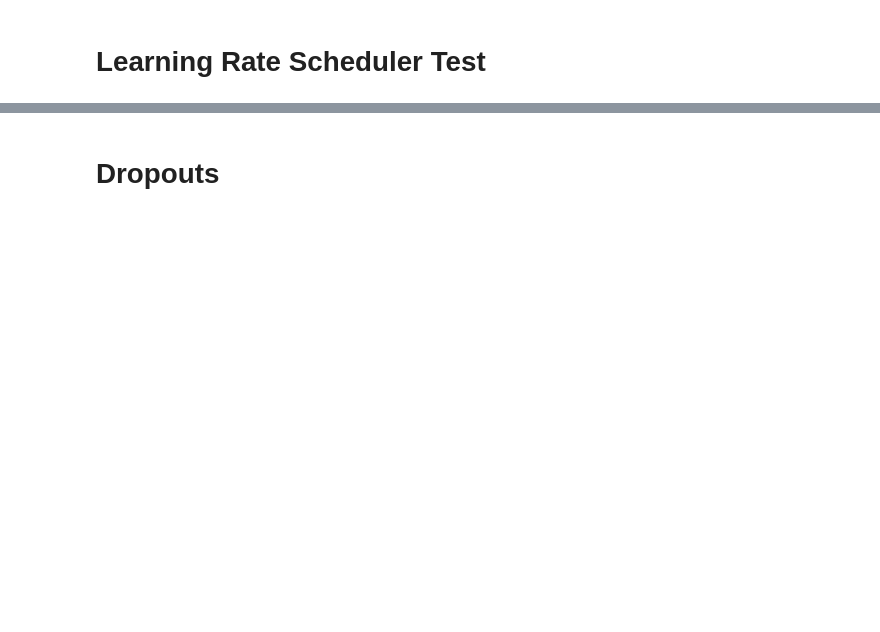
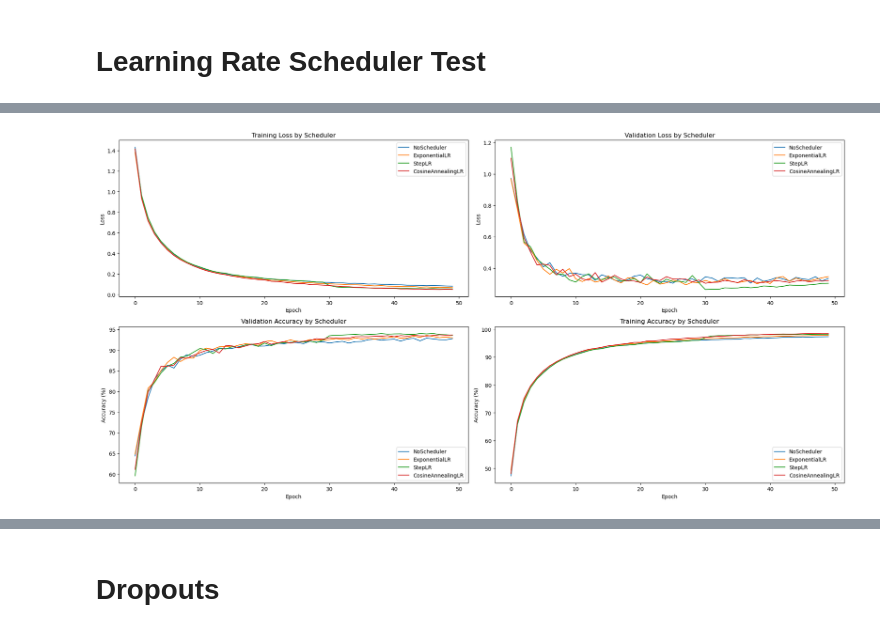
Before and after one commit to matzefit/DL_Sp24_Miniproject, a Jupyter notebook: scriptTrainParamsTest.ipynb, the cells around one changed output, grey strips where cells are left out. Saved outputs shown, nothing was run; the diff lists cells and outputs as text; code cells hidden in the pictures; blank space fills up the shorter version.

```diff
--- a/scriptTrainParamsTest.ipynb
+++ b/scriptTrainParamsTest.ipynb
@@ -936,10 +861,10 @@ from torch.optim.lr_scheduler import ExponentialLR
 import matplotlib.pyplot as plt
 import time
 
-def train_and_evaluate_model(model, model_name, loaders, device, grad_clip_values, num_epochs=1):
+def train_and_evaluate_model(model, model_name, loaders, device, scheduler_factory,scheduler_name, num_epochs=1):
     criterion = nn.CrossEntropyLoss()
     optimizer = optim.AdamW(model.parameters(), lr=0.001, weight_decay=0.00001)
-    scheduler = ExponentialLR(optimizer, gamma=0.98)
+    scheduler = scheduler_factory(optimizer)
 
     train_loss_history, valid_loss_history, valid_accuracy_history, train_accuracy_history = [], [], [], []
     best_accuracy = 0.0
@@ -955,7 +880,7 @@ def train_and_evaluate_model(model, model_name, loaders, device, grad_clip_value
             outputs = model(inputs)
             loss = criterion(outputs, labels)
             loss.backward()
-            torch.nn.utils.clip_grad_norm_(model.parameters(), grad_clip_values)
+            torch.nn.utils.clip_grad_norm_(model.parameters(), 0.1)
             optimizer.step()
 
             running_loss += loss.item()
@@ -968,7 +893,7 @@ def train_and_evaluate_model(model, model_name, loaders, device, grad_clip_value
 
             if (i + 1) % 100 == 0 or i == len(loaders["train_Enhanced"]) - 1:
                 print(f"{model_name}, train_Enhanced - Epoch: {epoch} [{(i + 1) * len(inputs)}/{len(loaders['train_Enhanced'].dataset)} "
-                      f"({100. * (i + 1) / len(loaders['train_Enhanced']):.0f}%)], gradientclip: {grad_clip_values}  Loss: {running_loss / num_batches:.4f}")
+                      f"({100. * (i + 1) / len(loaders['train_Enhanced']):.0f}%)]  Loss: {running_loss / num_batches:.4f}")
 
         avg_train_loss = total_train_loss / num_train_examples  # Correct average training loss calculation
         train_loss_history.append(avg_train_loss)
@@ -998,7 +923,7 @@ def train_and_evaluate_model(model, model_name, loaders, device, grad_clip_value
 
         if valid_accuracy > best_accuracy:
             best_accuracy = valid_accuracy
-            model_path = f'{model_name}_GradClip_{grad_clip_values}_best_model.pth'
+            model_path = f'{model_name}_{scheduler_name}_best_model.pth'
             torch.save(model.state_dict(), model_path)
             print(f"New best model saved: {model_path}")
 
@@ -1009,71 +934,92 @@ def train_and_evaluate_model(model, model_name, loaders, device, grad_clip_value
 
     return train_loss_history, valid_loss_history, valid_accuracy_history, train_accuracy_history
 # %%
-import torch
-from torch.optim import AdamW
 import matplotlib.pyplot as plt
 
-# Assuming Resnet3_443 is defined and device is set
 model = Resnet3_443().to(device)
-gradClip = [5.0, 1, 0.1]
-num_epochs = 50  # Or any other number of epochs you want to train for
 
-all_metrics_gradClip = {
-    gc: {'train_losses': [], 'valid_losses': [], 'valid_accuracies': [], 'train_accuracies': []}
-    for gc in gradClip
+def no_op_scheduler(optimizer):
+    """Returns a LambdaLR scheduler that does nothing."""
+    return LambdaLR(optimizer, lr_lambda=lambda epoch: 1)
+
+# Define scheduler factories
+def exp_lr_scheduler(optimizer):
+    return ExponentialLR(optimizer, gamma=0.98)
+
+def step_lr_scheduler(optimizer):
+    return StepLR(optimizer, step_size=30, gamma=0.1)
+
+def cosine_annealing_scheduler(optimizer):
+    return CosineAnnealingLR(optimizer, T_max=50)
+
+
+
+scheduler_factories = {
+    'NoScheduler': no_op_scheduler,
+    'ExponentialLR': exp_lr_scheduler,
+    'StepLR': step_lr_scheduler,
+    'CosineAnnealingLR': cosine_annealing_scheduler
+     # Added 'NoScheduler' for the flat learning rate case
 }
 
-# Corrected loop and model saving
-for grad_clip_value in gradClip:
-    print(f"Training with gradient clipping: {grad_clip_value}")
-    # Re-initialize the model for each gradient clipping value to ensure training starts fresh
-    model = Resnet3_443().to(device)  # Make sure Resnet3_443 is defined or replace with your model initialization
-    metrics = train_and_evaluate_model(model, "Resnet3_443", loaders, device, grad_clip_value, num_epochs)
+num_epochs = 50  # Adjust as needed
+
+all_metrics_schedulers = {
+    name: {'train_losses': [], 'valid_losses': [], 'valid_accuracies': [], 'train_accuracies': []}
+    for name in scheduler_factories.keys()
+}
+
+for name, scheduler_factory in scheduler_factories.items():
+    print(f"Training with scheduler: {name}")
+    # Re-initialize the model for each scheduler to ensure training starts fresh
+    model = Resnet3_443().to(device)
+    metrics = train_and_evaluate_model(model, "Resnet3_443", loaders, device, scheduler_factory, name, num_epochs=num_epochs)  # Adjusted to include the scheduler name in the model name
 
     # Unpack and store the returned metrics
-    all_metrics_gradClip[grad_clip_value]['train_losses'], \
-    all_metrics_gradClip[grad_clip_value]['valid_losses'], \
-    all_metrics_gradClip[grad_clip_value]['valid_accuracies'], \
-    all_metrics_gradClip[grad_clip_value]['train_accuracies'] = metrics
+    all_metrics_schedulers[name]['train_losses'], \
+    all_metrics_schedulers[name]['valid_losses'], \
+    all_metrics_schedulers[name]['valid_accuracies'], \
+    all_metrics_schedulers[name]['train_accuracies'] = metrics
 
 # Plotting
 plt.figure(figsize=(20, 10))
 
 # Training Loss
 plt.subplot(2, 2, 1)
-for gc, metrics in all_metrics_gradClip.items():
-    plt.plot(metrics['train_losses'], label=f'GradClip: {gc}')
-plt.title('Training Loss by Gradient Clipping')
+for name, metrics in all_metrics_schedulers.items():
+    plt.plot(metrics['train_losses'], label=name)
+plt.title('Training Loss by Scheduler')
 plt.xlabel('Epoch')
 plt.ylabel('Loss')
 plt.legend()
 
 # Validation Loss
 plt.subplot(2, 2, 2)
-for gc, metrics in all_metrics_gradClip.items():
-    plt.plot(metrics['valid_losses'], label=f'GradClip: {gc}')
-plt.title('Validation Loss by Gradient Clipping')
+for name, metrics in all_metrics_schedulers.items():
+    plt.plot(metrics['valid_losses'], label=name)
+plt.title('Validation Loss by Scheduler')
 plt.xlabel('Epoch')
 plt.ylabel('Loss')
 plt.legend()
 
 # Validation Accuracy
 plt.subplot(2, 2, 3)
-for gc, metrics in all_metrics_gradClip.items():
-    plt.plot(metrics['valid_accuracies'], label=f'GradClip: {gc}')
-plt.title('Validation Accuracy by Gradient Clipping')
+for name, metrics in all_metrics_schedulers.items():
+    plt.plot(metrics['valid_accuracies'], label=name)
+plt.title('Validation Accuracy by Scheduler')
 plt.xlabel('Epoch')
 plt.ylabel('Accuracy (%)')
 plt.legend()
 
 # Training Accuracy
 plt.subplot(2, 2, 4)
-for gc, metrics in all_metrics_gradClip.items():
-    plt.plot(metrics['train_accuracies'], label=f'GradClip: {gc}')
-plt.title('Training Accuracy by Gradient Clipping')
+for name, metrics in all_metrics_schedulers.items():
+    plt.plot(metrics['train_accuracies'], label=name)
+plt.title('Training Accuracy by Scheduler')
 plt.xlabel('Epoch')
 plt.ylabel('Accuracy (%)')
 plt.legend()
 
 plt.tight_layout()
 plt.show()
+# %% [output]
@@ -1079,0 +1043 @@ plt.show()
+[figure, added]
```
Also changed, not shown: parts of 10 cells of this notebook, 4 other files.
